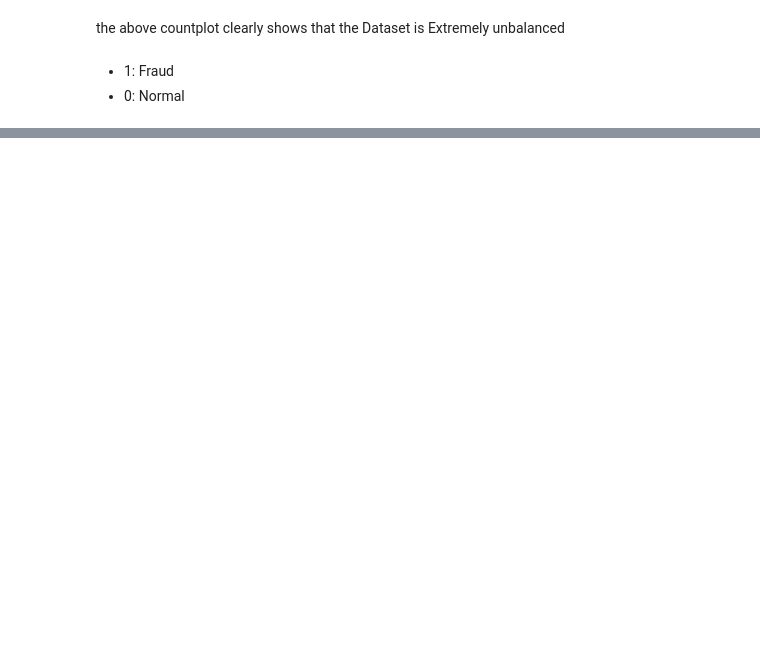
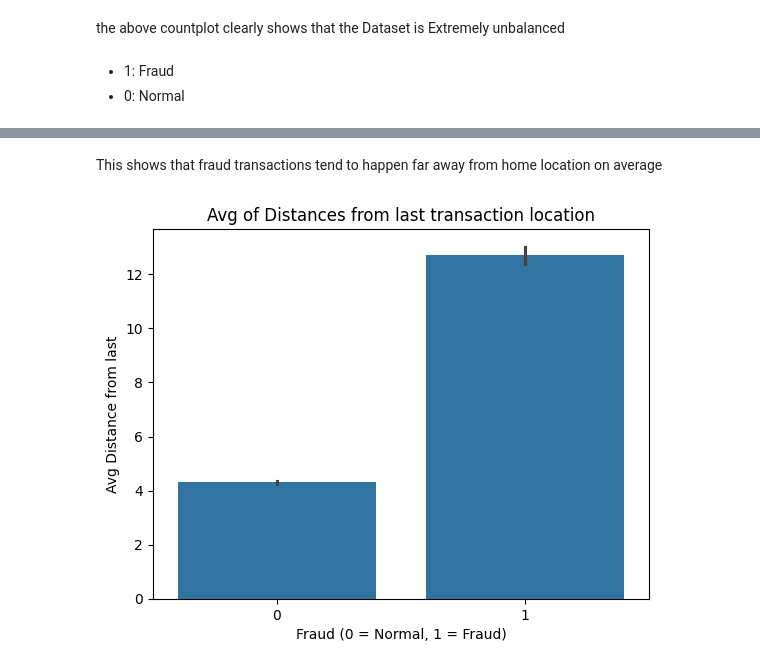
Before and after one commit to R3Nexe/Fraud_detection, a Jupyter notebook: notebooks/01_eda.ipynb, the cells around one changed output, grey strips where cells are left out. Saved outputs shown, nothing was run; the diff lists cells and outputs as text; code cells hidden in the pictures; blank space fills up the shorter version.

```diff
--- a/notebooks/01_eda.ipynb
+++ b/notebooks/01_eda.ipynb
@@ -125,0 +72,10 @@ sns.scatterplot(x='V20',y='Amount',hue='Class',data=df,alpha=0.5)
+# %% [markdown]
+This shows that fraud transactions tend to happen far away from home location on average
+# %%
+sns.barplot(x='fraud', y='distance_from_last_transaction', data=df)
+plt.title("Avg of Distances from last transaction location")
+plt.xlabel("Fraud (0 = Normal, 1 = Fraud)")
+plt.ylabel("Avg Distance from last")
+plt.show()
+# %% [output]
+[figure, added]
```
Also changed, not shown: parts of 27 cells of this notebook, 20 other files.
